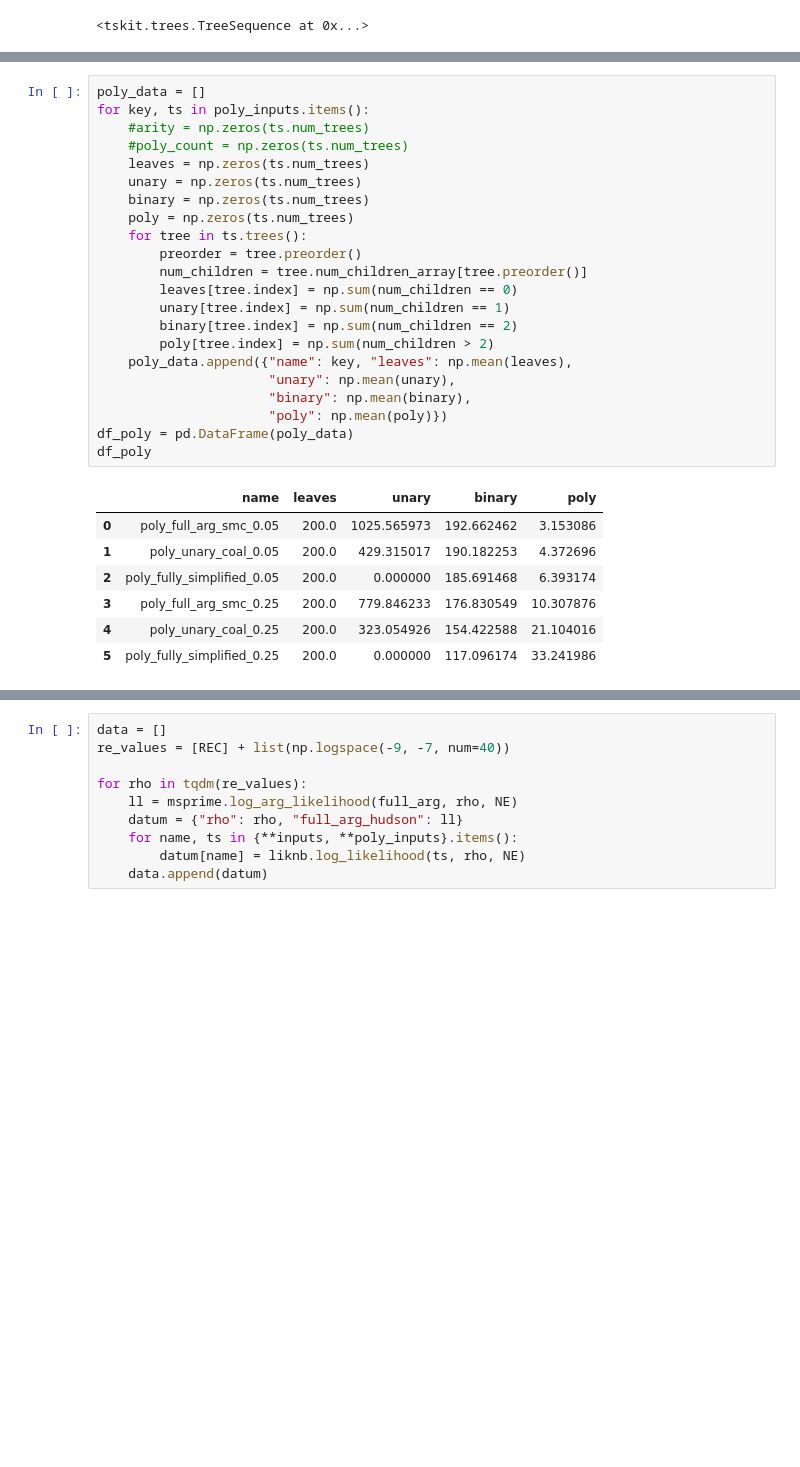
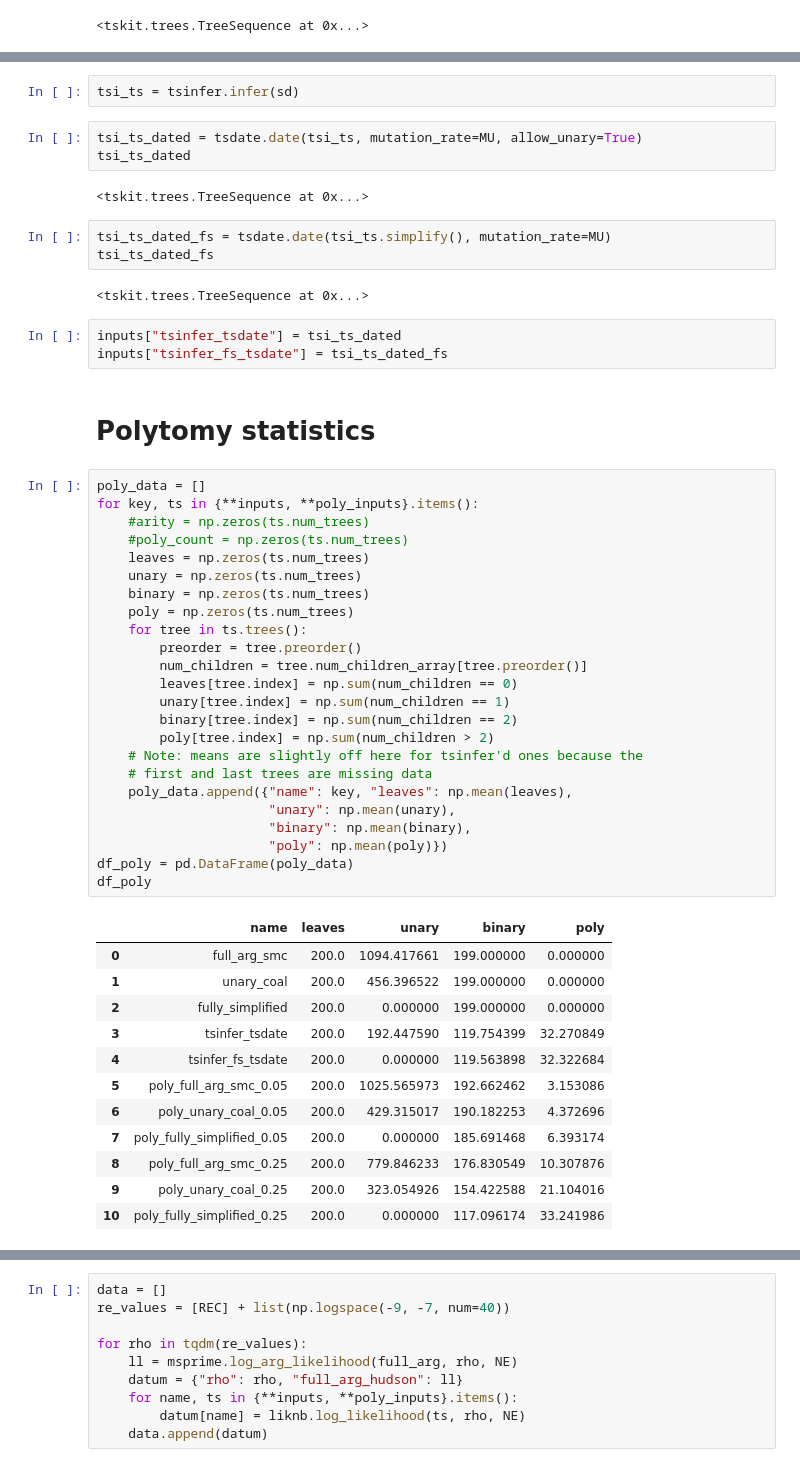
Before and after one commit to petrelharp/smc-bit-paper, a Jupyter notebook: figures/generate-figs/likelihood_surface.ipynb, the cells around one changed output, grey strips where cells are left out. Drawn from its saved outputs; the diff is of its cells as text; blank space fills up the shorter version.

```diff
--- a/figures/generate-figs/likelihood_surface.ipynb
+++ b/figures/generate-figs/likelihood_surface.ipynb
@@ -151,31 +174,55 @@ poly_fully_simplified_0.25      10674   11123
+# %%
+tsi_ts = tsinfer.infer(sd)
+# %%
+tsi_ts_dated = tsdate.date(tsi_ts, mutation_rate=MU, allow_unary=True)
+tsi_ts_dated
+# %% [output]
+<tskit.trees.TreeSequence at 0x...>
+# %%
+tsi_ts_dated_fs = tsdate.date(tsi_ts.simplify(), mutation_rate=MU)
+tsi_ts_dated_fs
+# %% [output]
+<tskit.trees.TreeSequence at 0x...>
+# %%
+inputs["tsinfer_tsdate"] = tsi_ts_dated
+inputs["tsinfer_fs_tsdate"] = tsi_ts_dated_fs
+# %% [markdown]
+# Polytomy statistics
 # %%
 poly_data = []
-for key, ts in poly_inputs.items():
+for key, ts in {**inputs, **poly_inputs}.items():
     #arity = np.zeros(ts.num_trees)
     #poly_count = np.zeros(ts.num_trees)
     leaves = np.zeros(ts.num_trees)
     unary = np.zeros(ts.num_trees)
     binary = np.zeros(ts.num_trees)
     poly = np.zeros(ts.num_trees)
     for tree in ts.trees():
         preorder = tree.preorder()
         num_children = tree.num_children_array[tree.preorder()]
         leaves[tree.index] = np.sum(num_children == 0)
         unary[tree.index] = np.sum(num_children == 1)
         binary[tree.index] = np.sum(num_children == 2)
         poly[tree.index] = np.sum(num_children > 2)
+    # Note: means are slightly off here for tsinfer'd ones because the
+    # first and last trees are missing data
     poly_data.append({"name": key, "leaves": np.mean(leaves),
                       "unary": np.mean(unary),
                       "binary": np.mean(binary),
                       "poly": np.mean(poly)})
 df_poly = pd.DataFrame(poly_data)
 df_poly
 # %% [output]
 |  | name | leaves | unary | binary | poly |
-| 0 | poly_full_arg_smc_0.05 | 200.0 | 1025.565973 | 192.662462 | 3.153086 |
-| 1 | poly_unary_coal_0.05 | 200.0 | 429.315017 | 190.182253 | 4.372696 |
-| 2 | poly_fully_simplified_0.05 | 200.0 | 0.000000 | 185.691468 | 6.393174 |
-| 3 | poly_full_arg_smc_0.25 | 200.0 | 779.846233 | 176.830549 | 10.307876 |
-| 4 | poly_unary_coal_0.25 | 200.0 | 323.054926 | 154.422588 | 21.104016 |
-| 5 | poly_fully_simplified_0.25 | 200.0 | 0.000000 | 117.096174 | 33.241986 |
+| 0 | full_arg_smc | 200.0 | 1094.417661 | 199.000000 | 0.000000 |
+| 1 | unary_coal | 200.0 | 456.396522 | 199.000000 | 0.000000 |
+| 2 | fully_simplified | 200.0 | 0.000000 | 199.000000 | 0.000000 |
+| 3 | tsinfer_tsdate | 200.0 | 192.447590 | 119.754399 | 32.270849 |
+| 4 | tsinfer_fs_tsdate | 200.0 | 0.000000 | 119.563898 | 32.322684 |
+| 5 | poly_full_arg_smc_0.05 | 200.0 | 1025.565973 | 192.662462 | 3.153086 |
+| 6 | poly_unary_coal_0.05 | 200.0 | 429.315017 | 190.182253 | 4.372696 |
+| 7 | poly_fully_simplified_0.05 | 200.0 | 0.000000 | 185.691468 | 6.393174 |
+| 8 | poly_full_arg_smc_0.25 | 200.0 | 779.846233 | 176.830549 | 10.307876 |
+| 9 | poly_unary_coal_0.25 | 200.0 | 323.054926 | 154.422588 | 21.104016 |
+| 10 | poly_fully_simplified_0.25 | 200.0 | 0.000000 | 117.096174 | 33.241986 |
 # %% [markdown]
```
Also changed, not shown: parts of 11 cells of this notebook, 5 other files.
